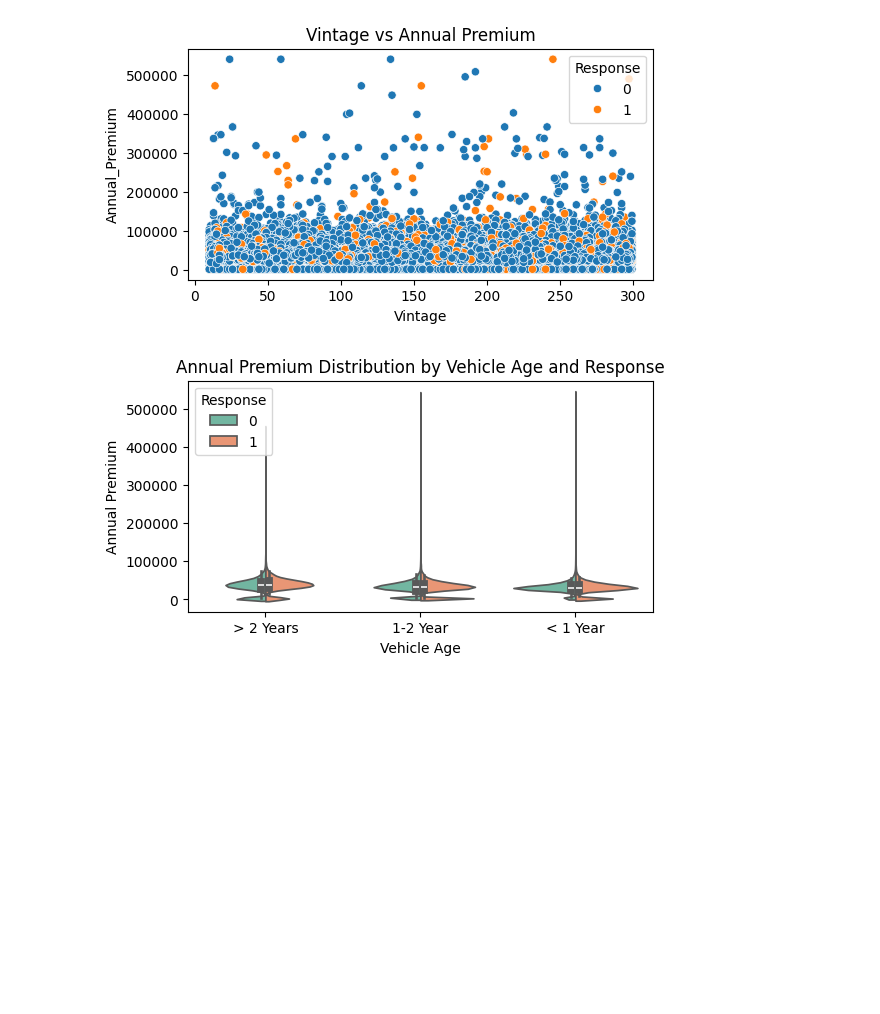
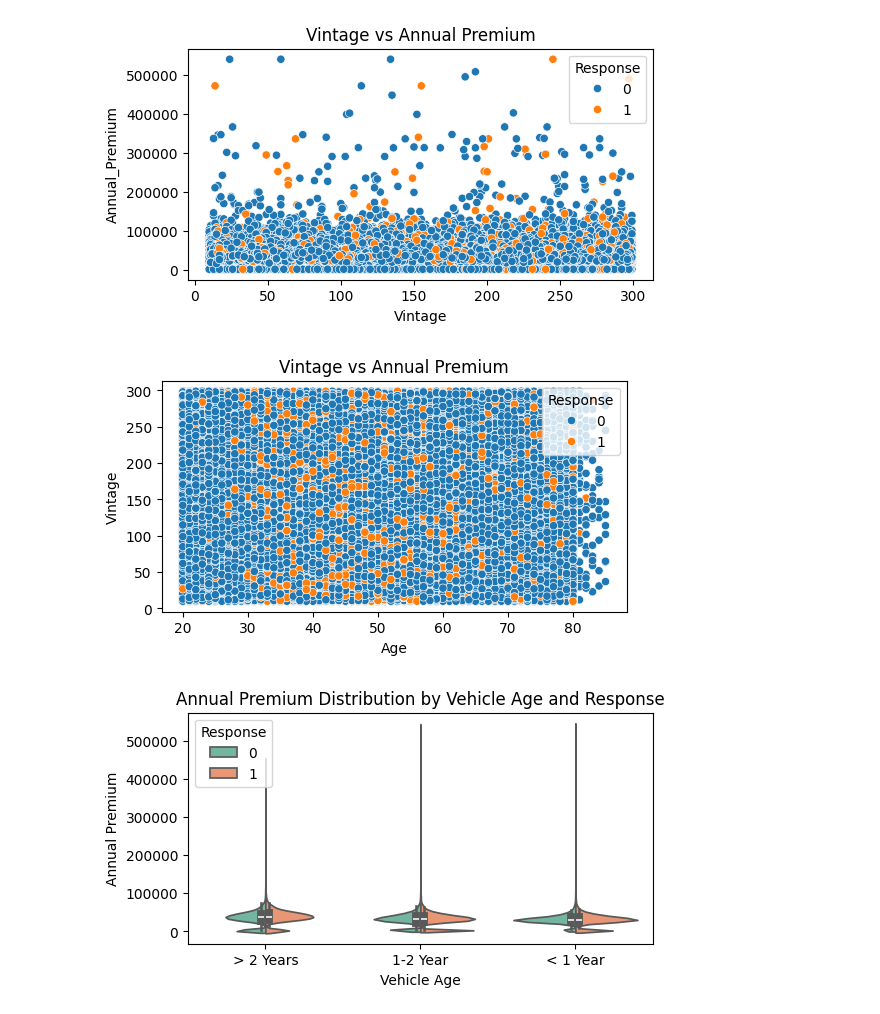
Before and after one commit to YashMasane/InsurePredict-Customer-Conversion-Insights, a Jupyter notebook: Notebooks/experiments.ipynb, the cells around one changed output. Saved outputs shown, nothing was run; the diff lists cells and outputs as text; code cells hidden in the pictures; blank space fills up the shorter version.

```diff
--- a/Notebooks/experiments.ipynb
+++ b/Notebooks/experiments.ipynb
@@ -365,6 +374,13 @@ plt.title('Vintage vs Annual Premium')
 plt.show()
 # %% [output]
 [figure]
+# %%
+# scatter plot Vintage vs Annual Premium
+sns.scatterplot(data=df, x='Age', y='Vintage', hue='Response')
+plt.title('Vintage vs Annual Premium')
+plt.show()
+# %% [output]
+[figure, added]
 # %%
 # Violin plot for Annual Premium Distribution, Vehicle Age and Response
 sns.violinplot(data=df, x='Vehicle_Age', y='Annual_Premium', hue='Response', split=True, palette='Set2')
```
Also changed, not shown: parts of 1 cell of this notebook, 1 other file.
